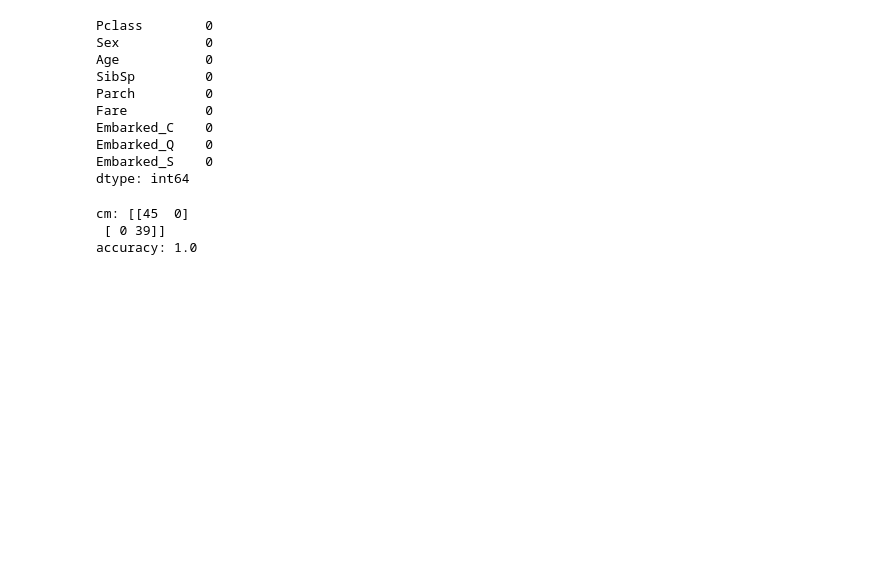
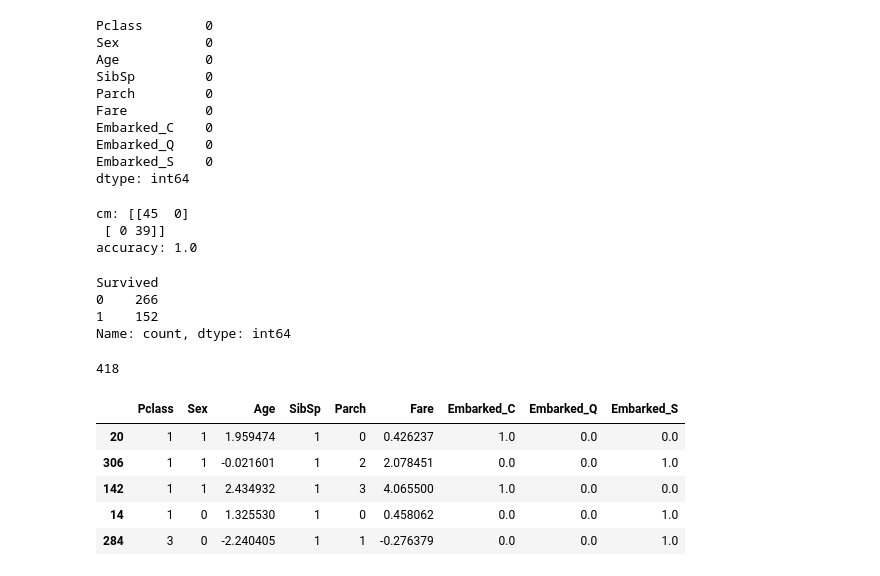
Before and after one commit to shubh229177/Practice, a Jupyter notebook: practice.ipynb, the cells around one changed output. Saved outputs shown, nothing was run; the diff lists cells and outputs as text; code cells hidden in the pictures; blank space fills up the shorter version.

```diff
--- a/practice.ipynb
+++ b/practice.ipynb
@@ -109,3 +110,23 @@ print("accuracy:",ac)
 cm: [[45  0]
  [ 0 39]]
 accuracy: 1.0
+# %%
+print(data['Survived'].value_counts())
+# %% [output]
+Survived
+0    266
+1    152
+Name: count, dtype: int64
+# %%
+print(len(data))
+# %% [output]
+418
+# %%
+X_train.head()
+# %% [output]
+|  | Pclass | Sex | Age | SibSp | Parch | Fare | Embarked_C | Embarked_Q | Embarked_S |
+| 20 | 1 | 1 | 1.959474 | 1 | 0 | 0.426237 | 1.0 | 0.0 | 0.0 |
+| 306 | 1 | 1 | -0.021601 | 1 | 2 | 2.078451 | 0.0 | 0.0 | 1.0 |
+| 142 | 1 | 1 | 2.434932 | 1 | 3 | 4.065500 | 1.0 | 0.0 | 0.0 |
+| 14 | 1 | 0 | 1.325530 | 1 | 0 | 0.458062 | 0.0 | 0.0 | 1.0 |
+| 284 | 3 | 0 | -2.240405 | 1 | 1 | -0.276379 | 0.0 | 0.0 | 1.0 |
```
Also changed, not shown: parts of 3 cells of this notebook.
